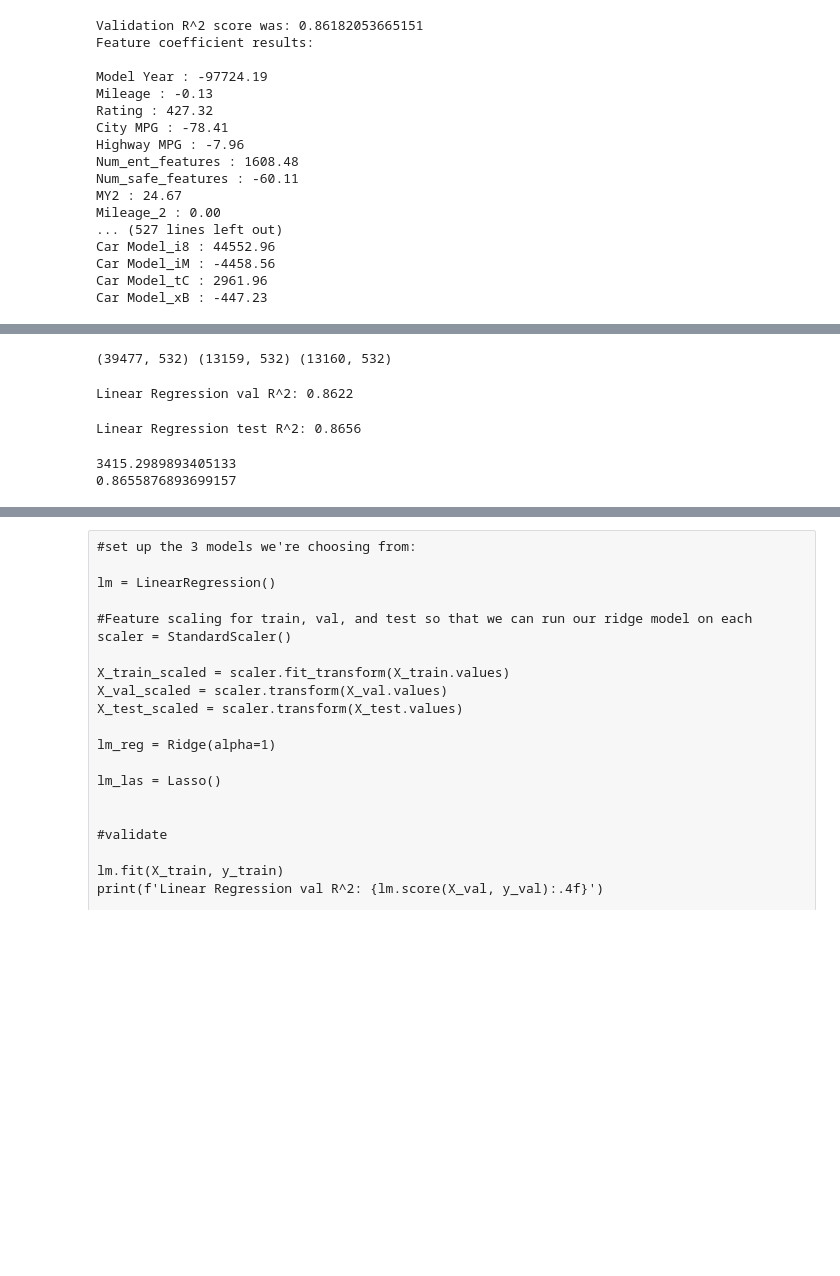
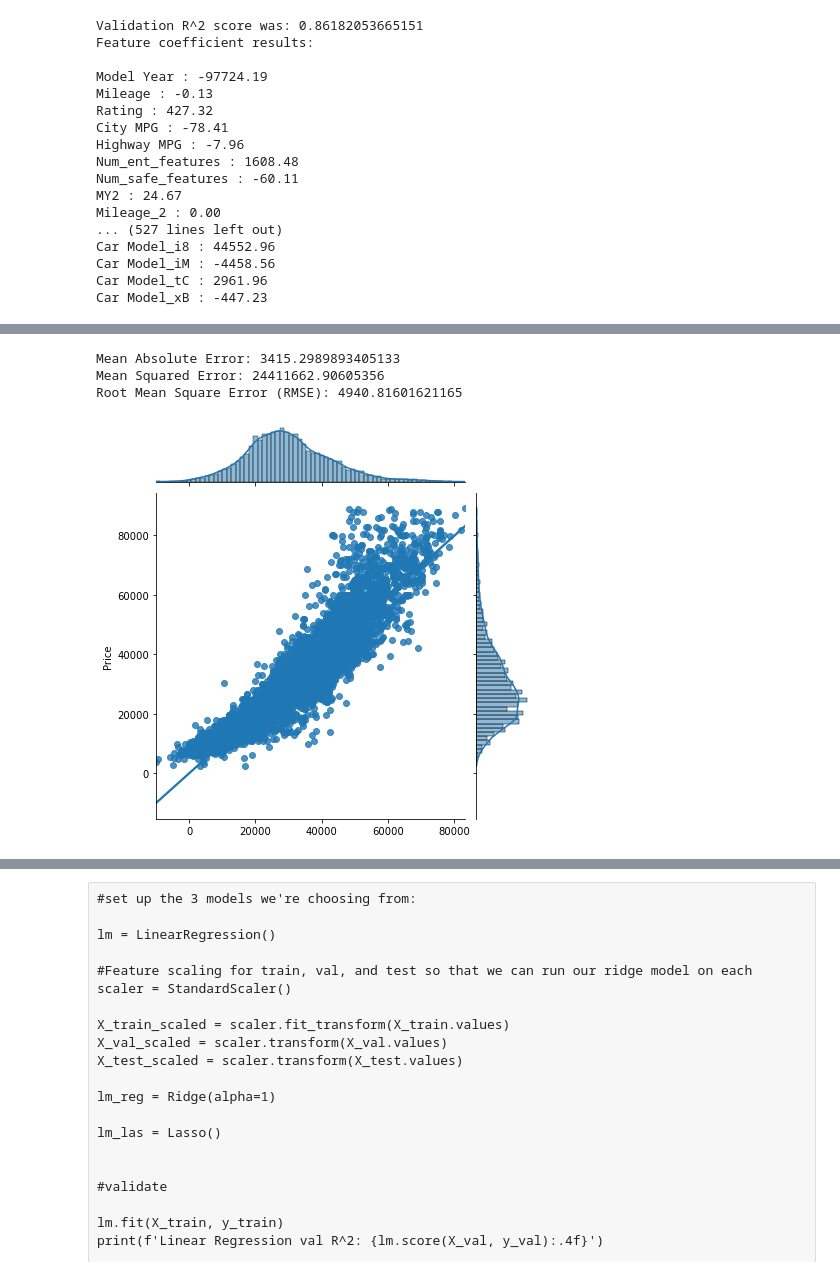
Before and after one commit to luongtruong77/regression-car-price-predictor, a Jupyter notebook: Modeling.ipynb, the cells around one changed output, grey strips where cells are left out. Cells and saved outputs as stored; diff of their text form; code cells hidden in the pictures; blank space fills up the shorter version.

Commit message:
update readme and add figures for MVP

```diff
--- a/Modeling.ipynb
+++ b/Modeling.ipynb
@@ -292,26 +301,18 @@ X_train, X_val, y_train, y_val = train_test_split(X_train_val, y_train_val, test
-# %%
-print(X_train.shape, X_val.shape, X_test.shape)
-# %% [output]
-(39477, 532) (13159, 532) (13160, 532)
-# %%
-lm = LinearRegression()
-lm.fit(X_train, y_train)
-print(f'Linear Regression val R^2: {lm.score(X_val, y_val):.4f}')
-# %% [output]
-Linear Regression val R^2: 0.8622
-# %%
-#Run the model
-lm.fit(cars, y_df)
-print(f'Linear Regression test R^2: {lm.score(X_test, y_test):.4f}')
-# %% [output]
-Linear Regression test R^2: 0.8656
 # %%
-def mae(y_true, y_pred):
-    return np.mean(np.abs(y_pred - y_true))
+#Display some of the metrics:
+
+print('Mean Absolute Error: {}'.format(mean_absolute_error(y_test, y_pred)))
+print('Mean Squared Error: {}'.format(mean_squared_error(y_test, y_pred)))
+print('Root Mean Square Error (RMSE): {}'.format(math.sqrt(mean_squared_error(y_test, y_pred))))
+# %% [output]
+Mean Absolute Error: 3415.2989893405133
+Mean Squared Error: 24411662.90605356
+Root Mean Square Error (RMSE): 4940.81601621165
-# %%
-test_pred = lm.predict(X_test)
-print(mae(y_test, test_pred))
-print(r2_score(y_test, test_pred))
-# %% [output]
-3415.2989893405133
-0.8655876893699157
+# %%
+# kind must be one of ['scatter', 'hist', 'hex', 'kde', 'reg', 'resid']`
+sns.jointplot(y_pred, y_test, kind='reg')
+plt.xlabel('Predicted Price')
+plt.ylabel('Actual Price')
+plt.show()
+# %% [output]
+[figure, added]
```
Also changed, not shown: parts of 6 cells of this notebook, 6 other files.
